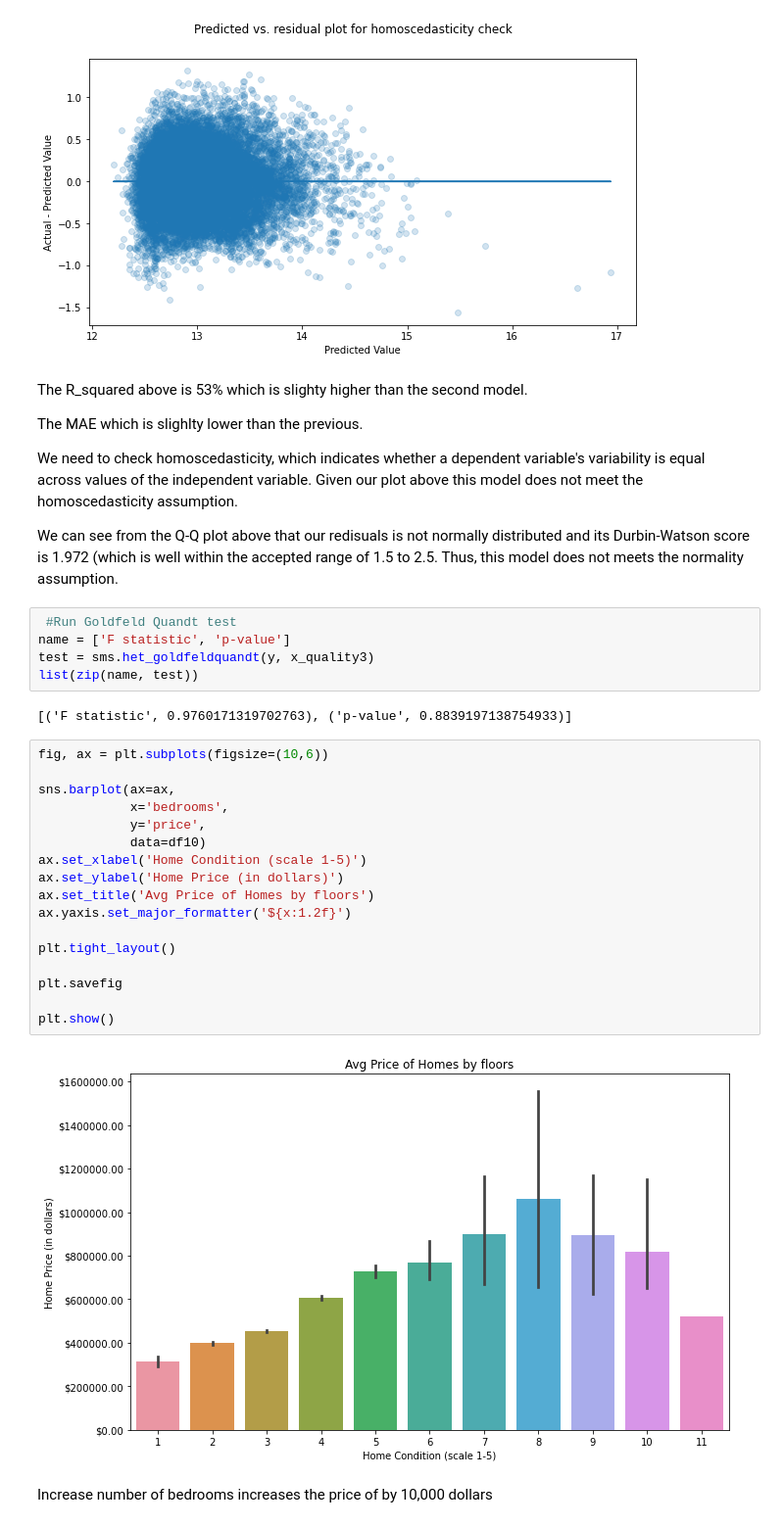
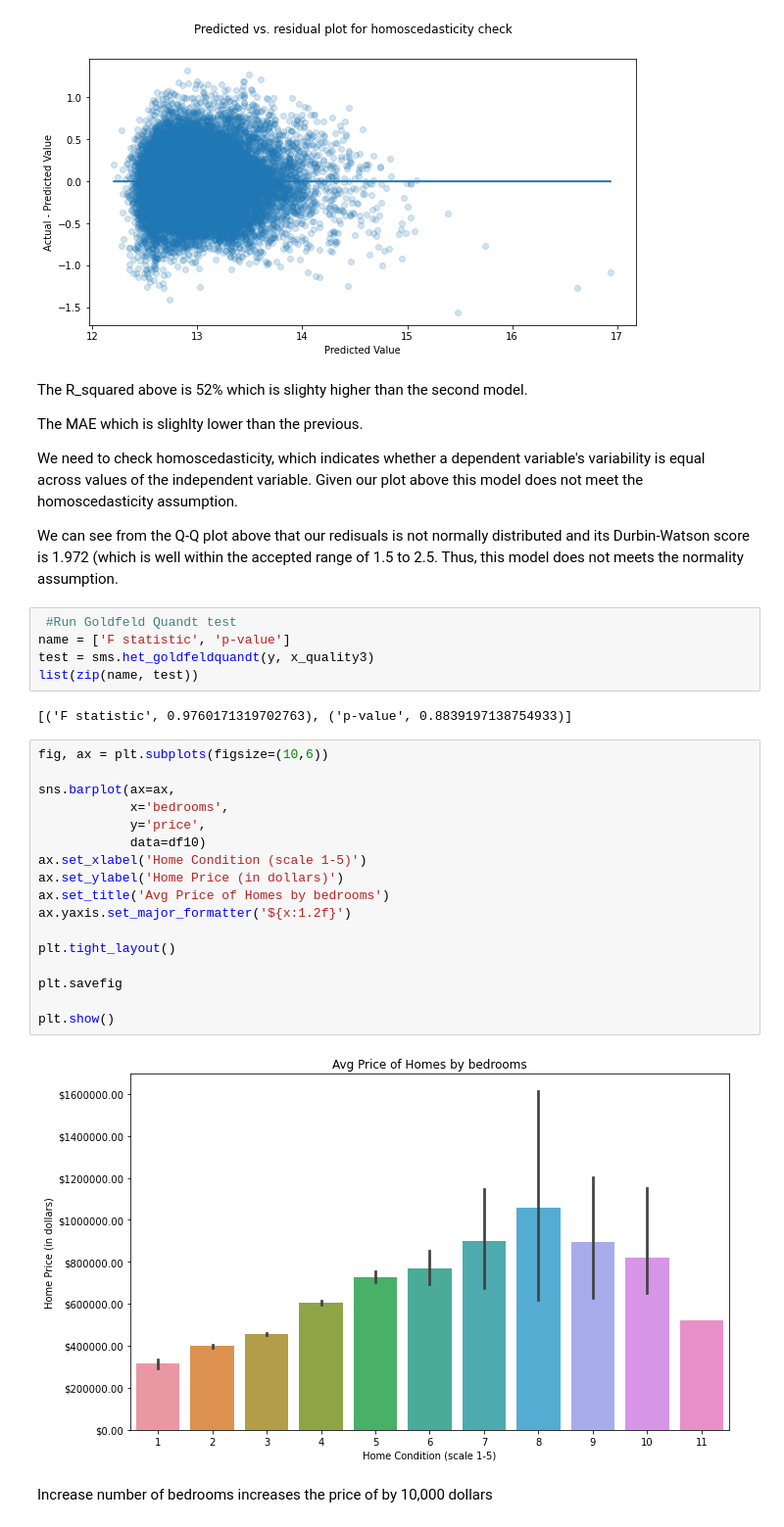
Before and after one commit to kigenb/linear_regression, a Jupyter notebook: Linear_regressiion_project.ipynb, the cells around one changed output. Shown at 98% size. Saved outputs shown, nothing was run; the diff lists cells and outputs as text.

```diff
--- a/Linear_regressiion_project.ipynb
+++ b/Linear_regressiion_project.ipynb
@@ -1046,7 +1046,7 @@ Model Mean Absolute Error: 0.28841061627109144
 [figure]
 [figure]
 # %% [markdown]
-The R_squared above is 53% which is slighty higher than the second model.
+The R_squared above is 52% which is slighty higher than the second model.
 
 The MAE  which is slighlty lower than the previous.
 
@@ -1065,22 +1065,22 @@ list(zip(name, test))
 # %%
 fig, ax = plt.subplots(figsize=(10,6))
 
 sns.barplot(ax=ax,
             x='bedrooms',
             y='price',
             data=df10)
 ax.set_xlabel('Home Condition (scale 1-5)')
 ax.set_ylabel('Home Price (in dollars)')
-ax.set_title('Avg Price of Homes by floors')
+ax.set_title('Avg Price of Homes by bedrooms')
 ax.yaxis.set_major_formatter('${x:1.2f}')
 
 plt.tight_layout()
 
 plt.savefig
 
 plt.show()
 # %% [output]
-[figure, old version]
+[figure, new version]
 # %% [markdown]
 Increase number of bedrooms  increases the price of  by 10,000 dollars
 # %%
```
Also changed, not shown: parts of 5 cells of this notebook.
